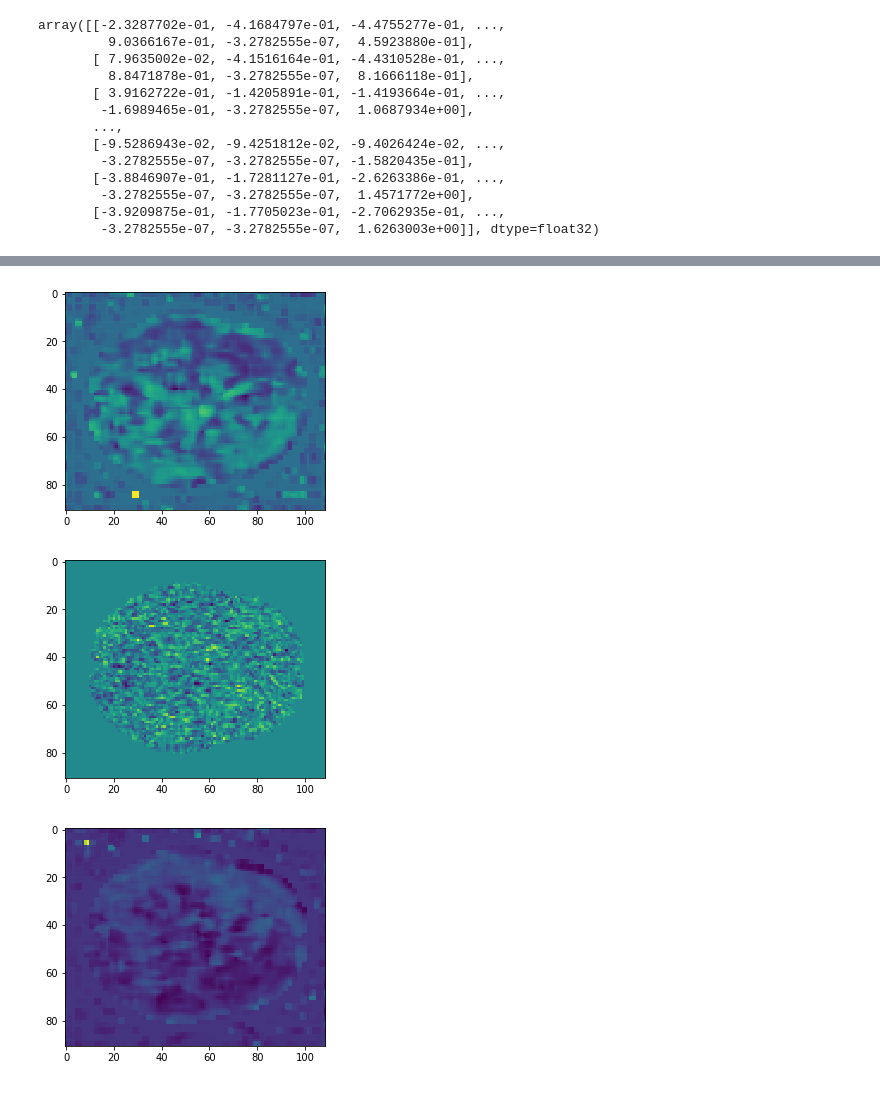
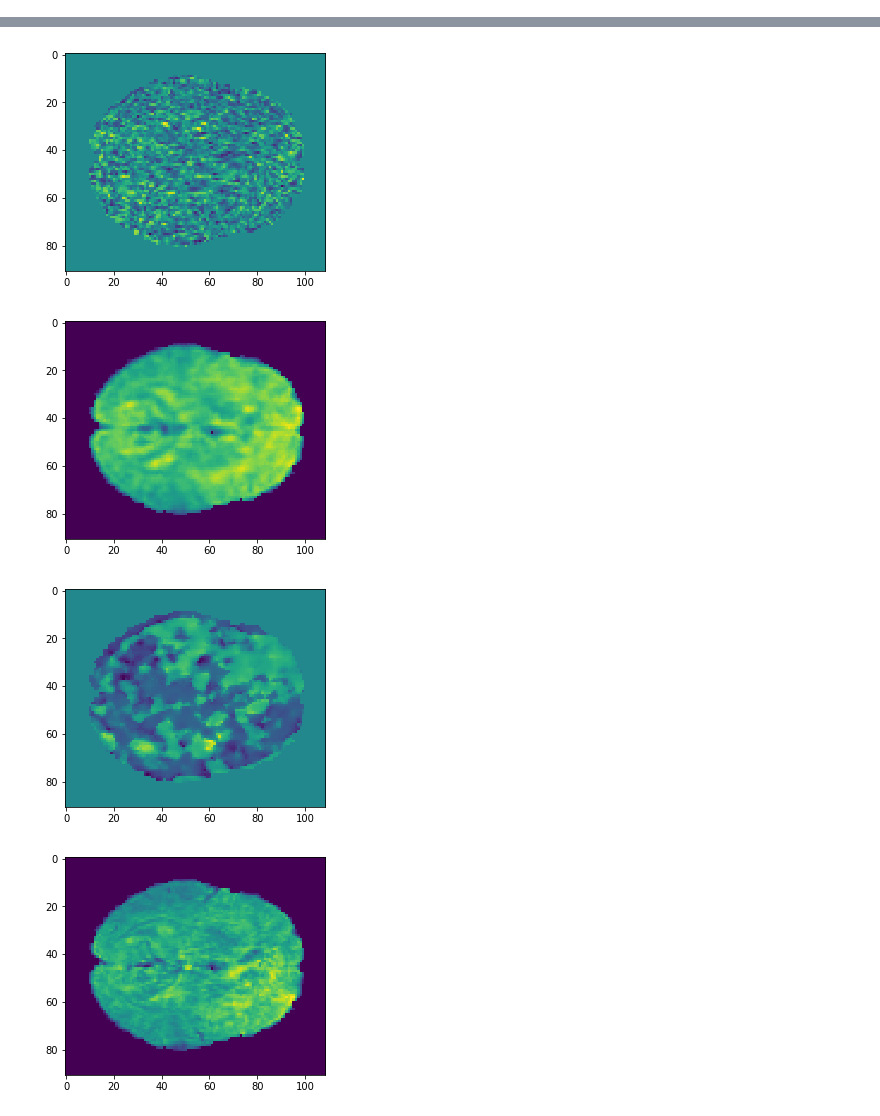
Before and after one commit to arthurmensch/deep-fmri, a Jupyter notebook: Plot.ipynb, the cells around one changed output, grey strips where cells are left out. Cells and saved outputs as stored; diff of their text form; code cells hidden in the pictures.

```diff
--- a/Plot.ipynb
+++ b/Plot.ipynb
@@ -6,20 +6,21 @@ from torch.utils.data import DataLoader
 from data import get_dataset
 from model import VAE
 
-train_dataset, test_dataset = get_dataset(in_memory=True)
+train_dataset, test_dataset, mask = get_dataset(in_memory=True)
 
 train_loader = DataLoader(train_dataset, batch_size=32,
                           shuffle=True)
 test_loader = DataLoader(test_dataset, batch_size=32,
                          shuffle=False)
 
-device = 'cuda:0' if torch.cuda.is_available() else 'cpu'
+device = torch.device('cuda:1' if torch.cuda.is_available() else 'cpu')
 
 model = VAE()
-name = 'vae_e_42_loss_1.1013e+06.pkl'
+name = 'vae_e_11_loss_4.0705e+03.pkl'
 model.load_state_dict(torch.load(expanduser('~/output/deep-fmri/%s' % name)))
 
 model = model.to(device)
+mask = mask.to(device)
 data = test_dataset[0][None, ...]
 data = data.to(device)
 recs = []
@@ -28,3 +29,6 @@ with torch.no_grad():
         this_data = this_data.to(device)
         rec, penalty = model(this_data)
         recs.append(rec)
+recs_ = torch.cat(recs, dim=0)
+recs_.masked_fill_(mask[None, None, ...] ^ 1, 0.)
+data_ = torch.cat([this_data for this_data in test_loader])
@@ -36,17 +40,18 @@ data_ = torch.cat([this_data for this_data in test_loader])
+# %%
+data = data_.clone()
+recs = recs_.clone()
 # %%
-data = data_.to('cpu').numpy()
-recs = recs_.to('cpu').numpy()
+data = data.to('cpu').numpy()
+recs = recs.to('cpu').numpy()
 # %%
-import matplotlib.pyplot as plt
-
-data -= data.mean(axis=0, keepdims=True)
+data_c = data - data.mean(axis=0, keepdims=True)
 std_data = data.std(axis=0, keepdims=True)
-std_data[std_data == 0] = 1
-data /= std_data
-recs -= recs.mean(axis=0, keepdims=True)
+std_data[std_data == 0] = 0.000000000001
+data_c /= std_data
+recs_c = recs - recs.mean(axis=0, keepdims=True)
 std_recs = recs.std(axis=0, keepdims=True)
-std_recs[std_recs == 0] = 1
-recs /= std_recs
+std_recs[std_recs == 0] = 0.000000000001
+recs_c /= std_recs
 std_recs = std_recs[0, 0, :, :, :]
 std_data = std_data[0, 0, :, :, :]
 # %%
@@ -65,24 +70,12 @@ plt.imshow(std_recs[:, :, amax[2]], vmax=vmax)
-# %%
-recs[j, 0, :, :, amax[2]]
-# %% [output]
-array([[-2.3287702e-01, -4.1684797e-01, -4.4755277e-01, ...,
-         9.0366167e-01, -3.2782555e-07,  4.5923880e-01],
-       [ 7.9635002e-02, -4.1516164e-01, -4.4310528e-01, ...,
-         8.8471878e-01, -3.2782555e-07,  8.1666118e-01],
-       [ 3.9162722e-01, -1.4205891e-01, -1.4193664e-01, ...,
-        -1.6989465e-01, -3.2782555e-07,  1.0687934e+00],
-       ...,
-       [-9.5286943e-02, -9.4251812e-02, -9.4026424e-02, ...,
-        -3.2782555e-07, -3.2782555e-07, -1.5820435e-01],
-       [-3.8846907e-01, -1.7281127e-01, -2.6263386e-01, ...,
-        -3.2782555e-07, -3.2782555e-07,  1.4571772e+00],
-       [-3.9209875e-01, -1.7705023e-01, -2.7062935e-01, ...,
-        -3.2782555e-07, -3.2782555e-07,  1.6263003e+00]], dtype=float32)
 # %%
 for j in [10, 250]:
     i = 40
     fig = plt.figure()
     plt.imshow(data[j, 0, :, :, i])
     fig = plt.figure()
+    plt.imshow(data_c[j, 0, :, :, i])
+    fig = plt.figure()
     plt.imshow(recs[j, 0, :, :, i])
+    fig = plt.figure()
+    plt.imshow(recs_c[j, 0, :, :, i])
 # %% [output]
@@ -90,3 +83,4 @@ for j in [10, 250]:
-[figure, old version]
+[figure, new version]
-[figure, old version]
+[figure, new version]
-[figure, old version]
+[figure, new version]
+[figure, added]
```
Also changed, not shown: parts of 5 cells of this notebook, 1 other file.
